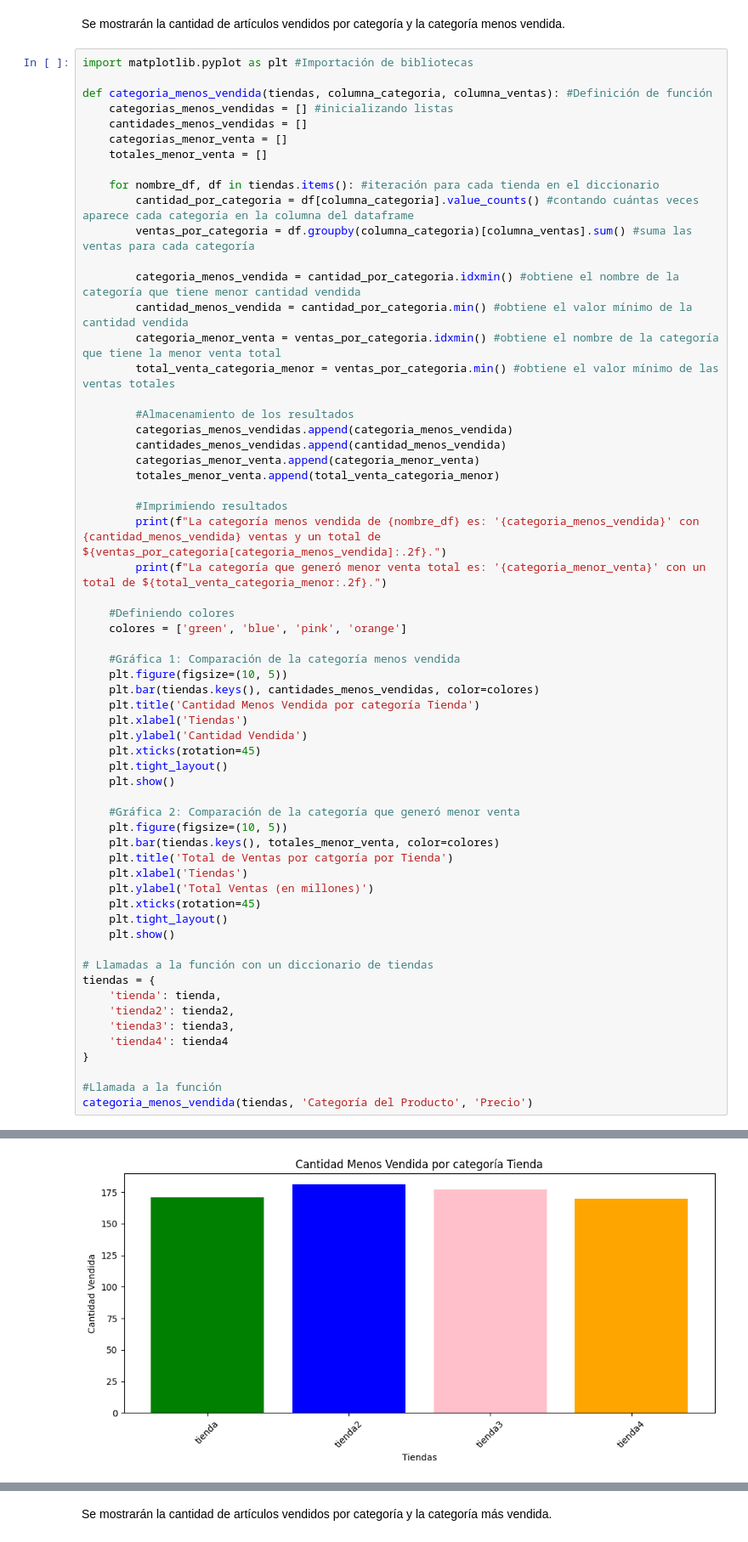
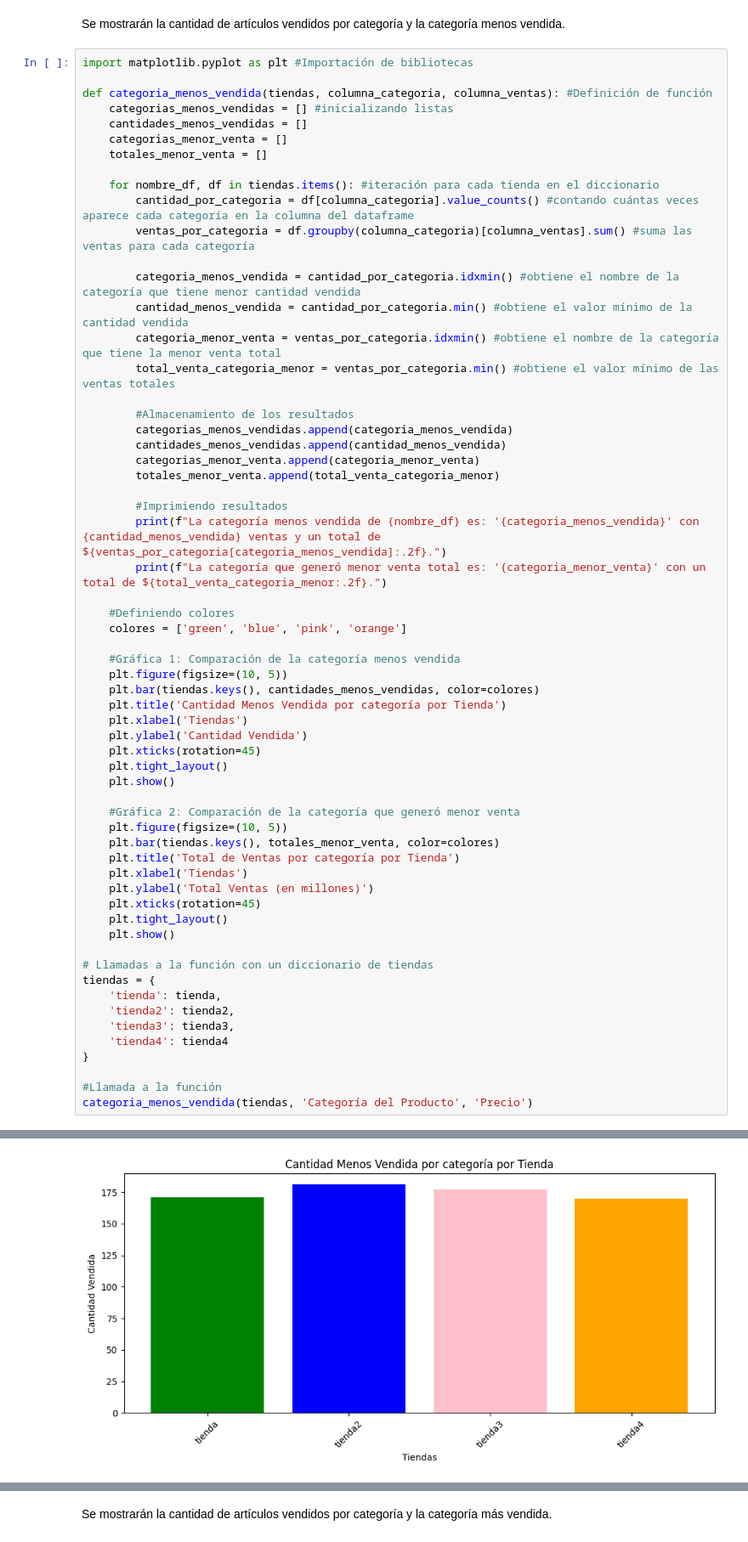
Before and after one commit to artbelgum/Challenge-Alura-Store, a Jupyter notebook: Challenge_1_Alura_Store.ipynb, the cells around one changed output, grey strips where cells are left out. Shown: that part at 85% size. Saved outputs shown, nothing was run; the diff lists cells and outputs as text.

```diff
--- a/Challenge_1_Alura_Store.ipynb
+++ b/Challenge_1_Alura_Store.ipynb
@@ -102,7 +102,7 @@ def categoria_menos_vendida(tiendas, columna_categoria, columna_ventas): #Defini
     #Gráfica 1: Comparación de la categoría menos vendida
     plt.figure(figsize=(10, 5))
     plt.bar(tiendas.keys(), cantidades_menos_vendidas, color=colores)
-    plt.title('Cantidad Menos Vendida por categoría Tienda')
+    plt.title('Cantidad Menos Vendida por categoría por Tienda')
     plt.xlabel('Tiendas')
     plt.ylabel('Cantidad Vendida')
     plt.xticks(rotation=45)
@@ -110,35 +110,35 @@ def categoria_menos_vendida(tiendas, columna_categoria, columna_ventas): #Defini
     plt.show()
 
     #Gráfica 2: Comparación de la categoría que generó menor venta
     plt.figure(figsize=(10, 5))
     plt.bar(tiendas.keys(), totales_menor_venta, color=colores)
-    plt.title('Total de Ventas por catgoría por Tienda')
+    plt.title('Total de Ventas por categoría por Tienda')
     plt.xlabel('Tiendas')
     plt.ylabel('Total Ventas (en millones)')
     plt.xticks(rotation=45)
     plt.tight_layout()
     plt.show()
 
 # Llamadas a la función con un diccionario de tiendas
 tiendas = {
     'tienda': tienda,
     'tienda2': tienda2,
     'tienda3': tienda3,
     'tienda4': tienda4
 }
 
 #Llamada a la función
 categoria_menos_vendida(tiendas, 'Categoría del Producto', 'Precio')
 # %% [output]
 La categoría menos vendida de tienda es: 'Artículos para el hogar' con 171 ventas y un total de $12698400.00.
 La categoría que generó menor venta total es: 'Libros' con un total de $8784900.00.
 La categoría menos vendida de tienda2 es: 'Artículos para el hogar' con 181 ventas y un total de $14746900.00.
 La categoría que generó menor venta total es: 'Libros' con un total de $10091200.00.
 La categoría menos vendida de tienda3 es: 'Instrumentos musicales' con 177 ventas y un total de $77380900.00.
 La categoría que generó menor venta total es: 'Libros' con un total de $9498700.00.
 La categoría menos vendida de tienda4 es: 'Instrumentos musicales' con 170 ventas y un total de $75102400.00.
 La categoría que generó menor venta total es: 'Libros' con un total de $9321300.00.
-[figure, old version]
+[figure, new version]
 [figure]
 # %% [markdown]
 Se mostrarán la cantidad de artículos vendidos por categoría y la categoría más vendida.
```
Also changed, not shown: parts of 14 cells of this notebook.
